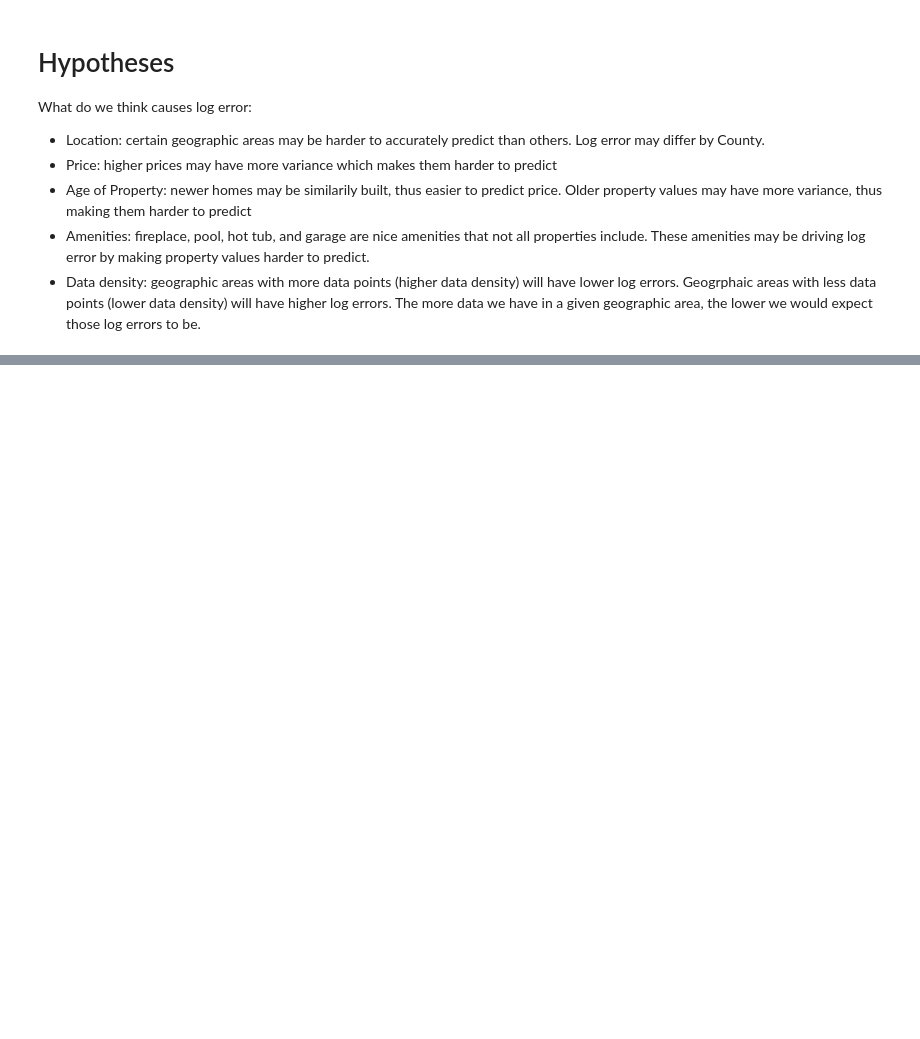
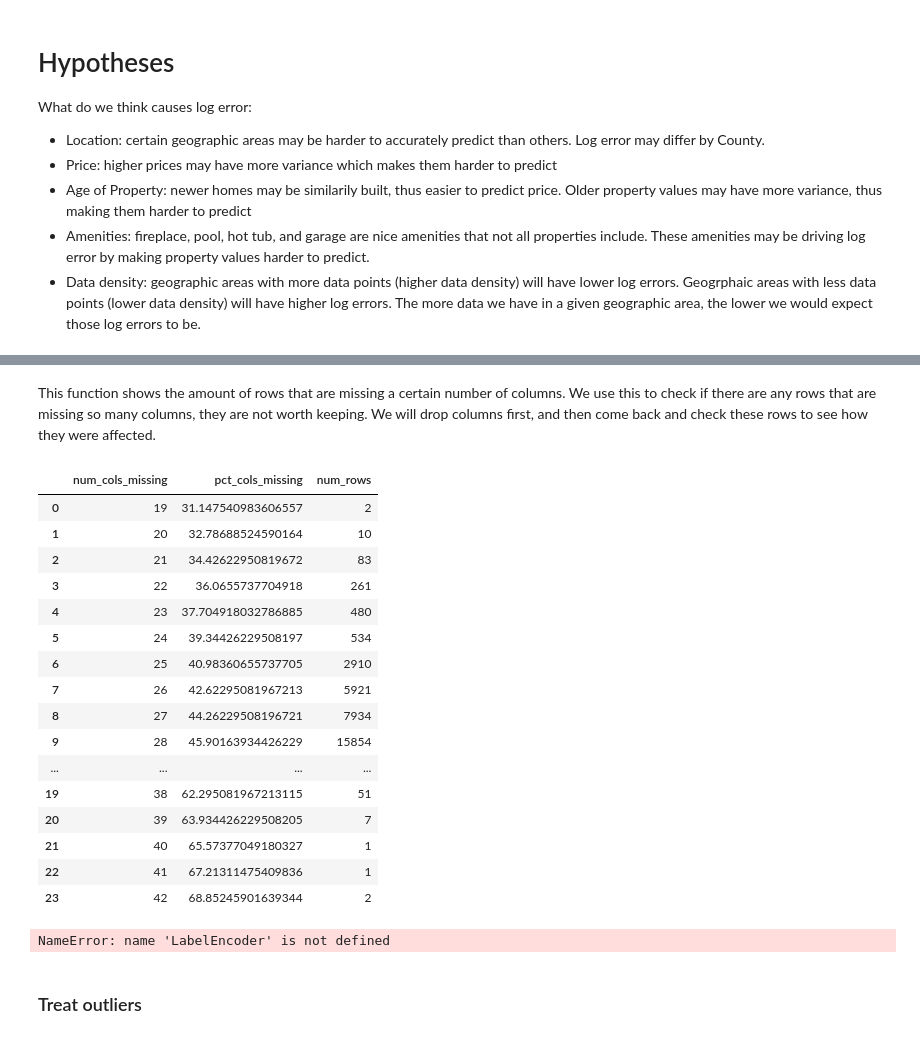
Before and after one commit to PeopleAgainstBroccoli/zillow_cluster, a Jupyter notebook: working_notebook.ipynb, the cells around one changed output, grey strips where cells are left out. Cells and saved outputs as stored; diff of their text form; code cells hidden in the pictures; blank space fills up the shorter version.

Commit message:
working notebook acquire section complete and updates made to prep

```diff
--- a/working_notebook.ipynb
+++ b/working_notebook.ipynb
@@ -22,0 +34,2 @@ What do we think causes log error:
+# %%
+data = acquire.data
@@ -22,0 +102,29 @@ What do we think causes log error:
+# %% [markdown]
+This function shows the amount of rows that are missing a certain number of columns. We use this to check if there are any rows that are missing so many columns, they are not worth keeping.
+We will drop columns first, and then come back and check these rows to see how they were affected.
+# %%
+prep.nulls_by_row(data)
+# %% [output]
+|  | num_cols_missing | pct_cols_missing | num_rows |
+| 0 | 19 | 31.147540983606557 | 2 |
+| 1 | 20 | 32.78688524590164 | 10 |
+| 2 | 21 | 34.42622950819672 | 83 |
+| 3 | 22 | 36.0655737704918 | 261 |
+| 4 | 23 | 37.704918032786885 | 480 |
+| 5 | 24 | 39.34426229508197 | 534 |
+| 6 | 25 | 40.98360655737705 | 2910 |
+| 7 | 26 | 42.62295081967213 | 5921 |
+| 8 | 27 | 44.26229508196721 | 7934 |
+| 9 | 28 | 45.90163934426229 | 15854 |
+| ... | ... | ... | ... |
+| 19 | 38 | 62.295081967213115 | 51 |
+| 20 | 39 | 63.934426229508205 | 7 |
+| 21 | 40 | 65.57377049180327 | 1 |
+| 22 | 41 | 67.21311475409836 | 1 |
+| 23 | 42 | 68.85245901639344 | 2 |
+# %%
+prep.prep_zillow(data)
+# %% [output]
+NameError: name 'LabelEncoder' is not defined
+# %% [markdown]
+### Treat outliers
```
Also changed, not shown: parts of 16 cells of this notebook.
